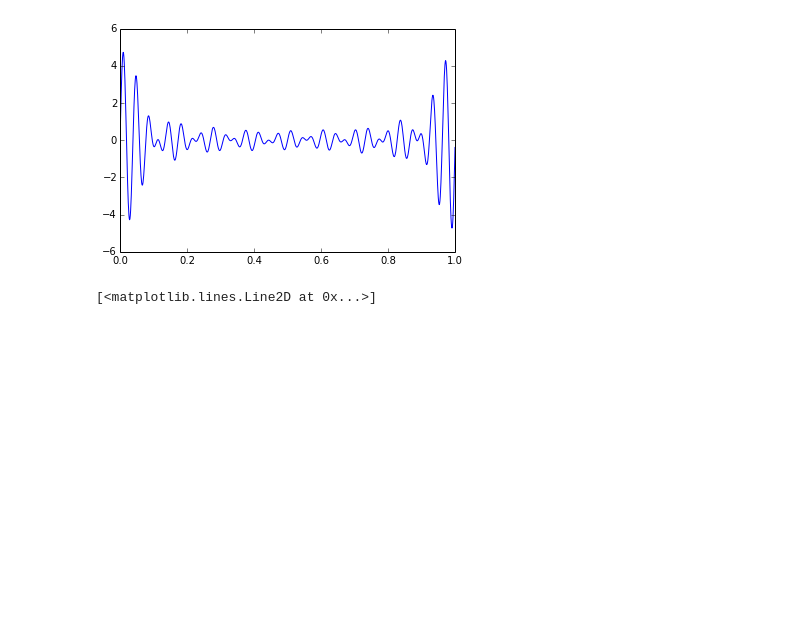
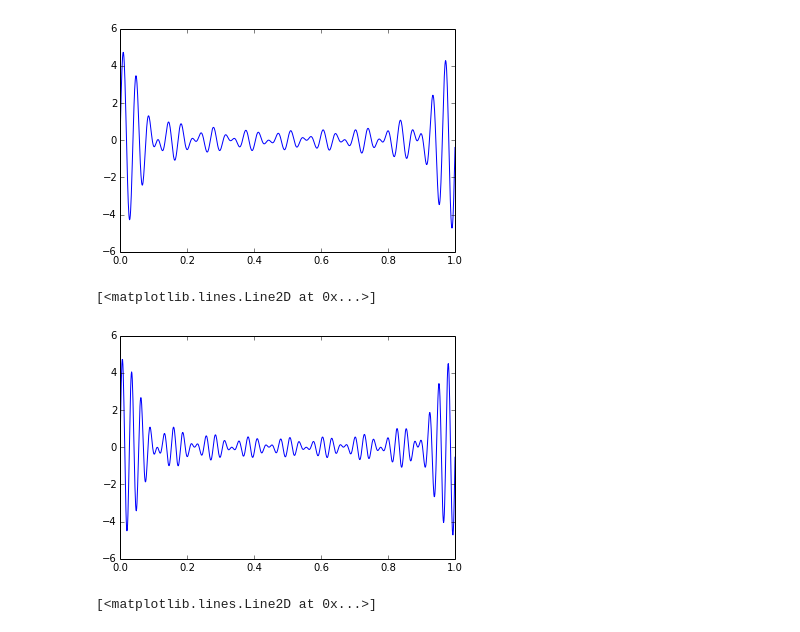
Before and after one commit to xaedes/nachrichtentechnikerfuerinformatiker, a Jupyter notebook: ex3-reconstruct-fft-filtered.ipynb, the cells around one changed output. Cells and saved outputs as stored; diff of their text form; code cells hidden in the pictures; blank space fills up the shorter version.

```diff
--- a/ex3-reconstruct-fft-filtered.ipynb
+++ b/ex3-reconstruct-fft-filtered.ipynb
@@ -90,7 +90,10 @@ plot(ts,fft_filter(
 # %%
 plot(ts,fft_filter(
     f = fun, ts = ts,
-    filter_function = partial(perfect_band_pass,31,30)))
+    filter_function = partial(perfect_band_pass,31,40)))
+# %% [output]
+[<matplotlib.lines.Line2D at 0x...>]
+[figure, added]
 # %%
 plot(ts,fun(ts))
 plot(ts,fft_filter(
```
